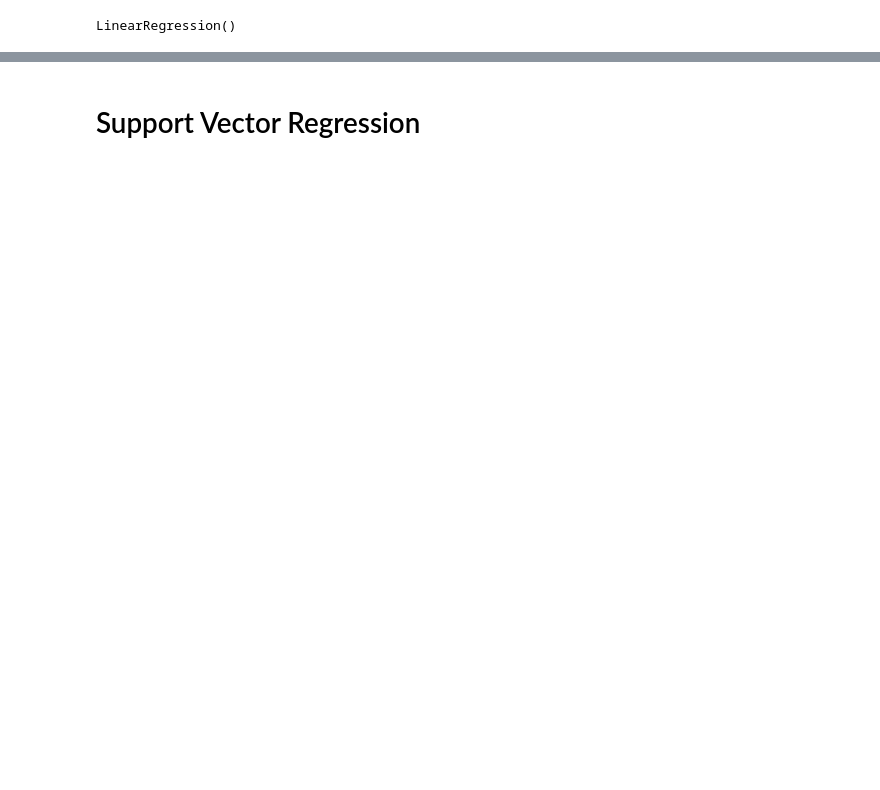
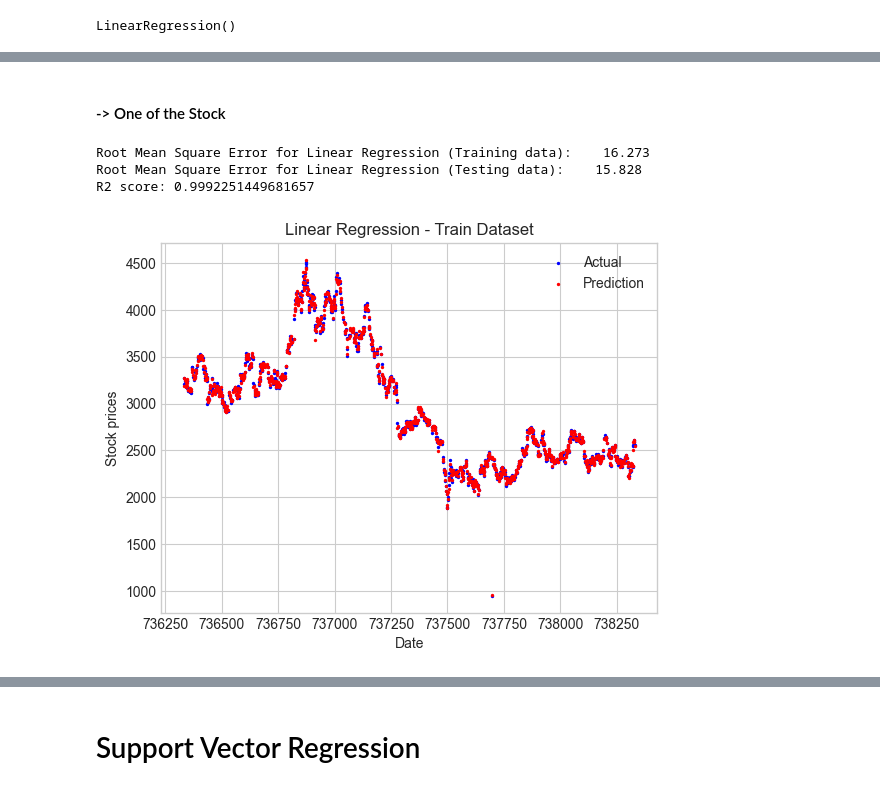
Before and after one commit to NimishLingesh/stock-prediction, a Jupyter notebook: Nimish Lingesh/prediction_model FINAL.ipynb, the cells around one changed output, grey strips where cells are left out. Saved outputs shown, nothing was run; the diff lists cells and outputs as text; code cells hidden in the pictures; blank space fills up the shorter version.

```diff
--- a/Nimish Lingesh/prediction_model FINAL.ipynb
+++ b/Nimish Lingesh/prediction_model FINAL.ipynb
@@ -127,0 +130,31 @@ plt.show()
+# %% [markdown]
+#### -> One of the Stock
+# %%
+lr_data = data[data['SecuritiesCode']==1333]
+X_data = lr_data.drop(['Close'], axis=1)
+y_data = lr_data['Close']
+
+x_train, x_test,y_train,y_test = train_test_split(X_data,y_data,test_size =0.2)
+lr_pred_train = lr_model.predict(x_train)
+lr_pred = lr_model.predict(x_test)
+
+print('Root Mean Square Error for Linear Regression (Training data):\
+    %.3f' % np.sqrt(metrics.mean_squared_error(y_train, lr_pred_train)))
+print('Root Mean Square Error for Linear Regression (Testing data):\
+    %.3f' % np.sqrt(metrics.mean_squared_error(y_test, lr_pred)))
+print("R2 score:", metrics.r2_score(y_test, lr_pred))
+# %% [output]
+Root Mean Square Error for Linear Regression (Training data):    16.273
+Root Mean Square Error for Linear Regression (Testing data):    15.828
+R2 score: 0.9992251449681657
+# %%
+import matplotlib.pyplot as plt
+plt.scatter(x_train['Date'], y_train, color = 'blue', label='Actual', s=2) # plotting the training set
+plt.scatter(x_train['Date'], lr_pred_train, color = 'red', label='Prediction', s=2)
+plt.xlabel('Date')
+plt.ylabel('Stock prices')
+plt.title('Linear Regression - Train Dataset')
+plt.legend()
+plt.show()
+# %% [output]
+[figure, added]
```
Also changed, not shown: parts of 30 cells of this notebook.
